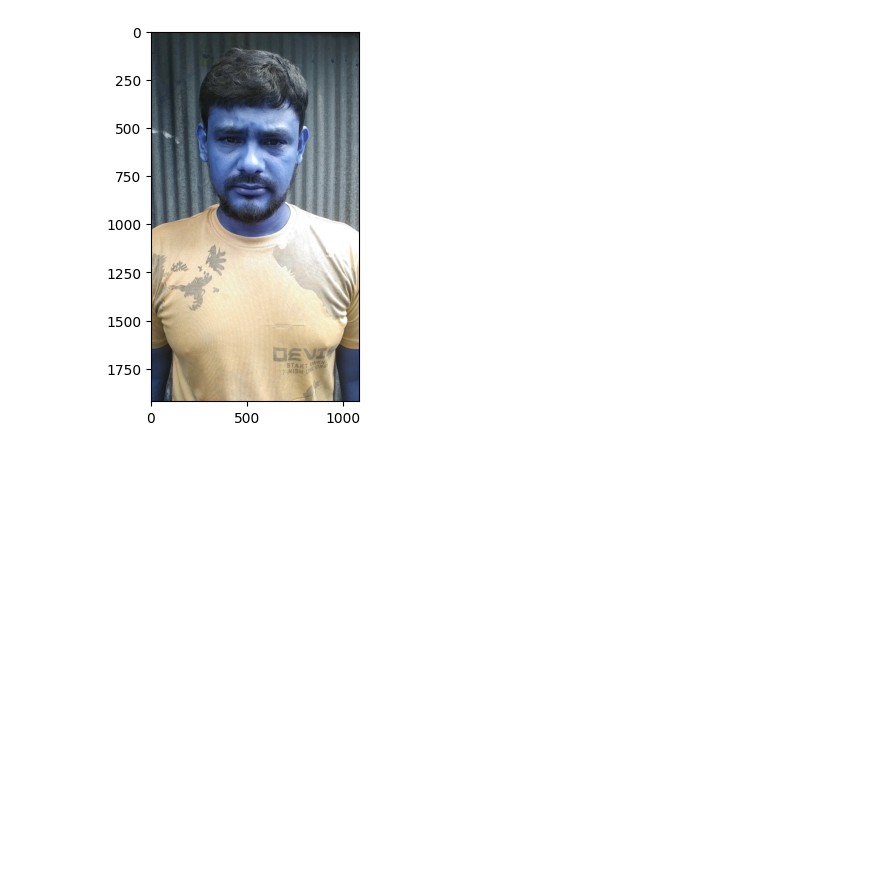
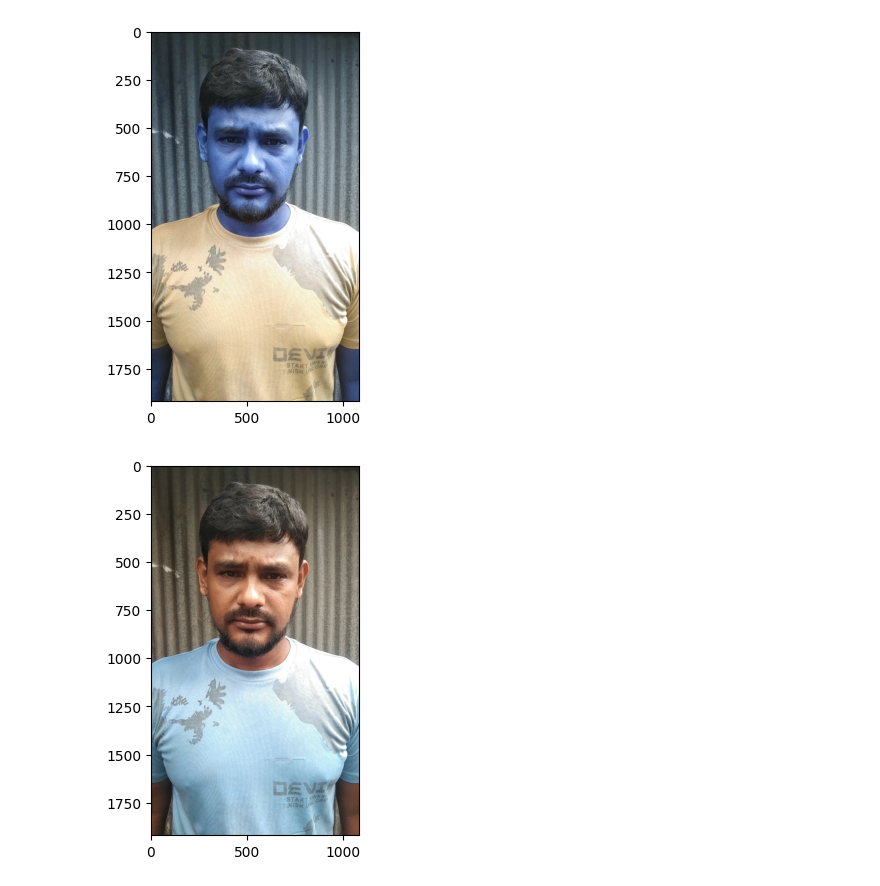
Before and after one commit to HasibSheikh122/OpenCV-python, a Jupyter notebook: 1 load_display_save.ipynb, the cells around one changed output. Saved outputs shown, nothing was run; the diff lists cells and outputs as text; code cells hidden in the pictures; blank space fills up the shorter version.

```diff
--- a/1 load_display_save.ipynb
+++ b/1 load_display_save.ipynb
@@ -52,3 +52,9 @@ plt.imshow(img) # assume thst image is RGB format
 plt.show()
 # %% [output]
 [figure]
+# %%
+#img BGR
+plt.imshow(img[:,:,[2,1,0]])
+plt.show()
+# %% [output]
+[figure, added]
```
